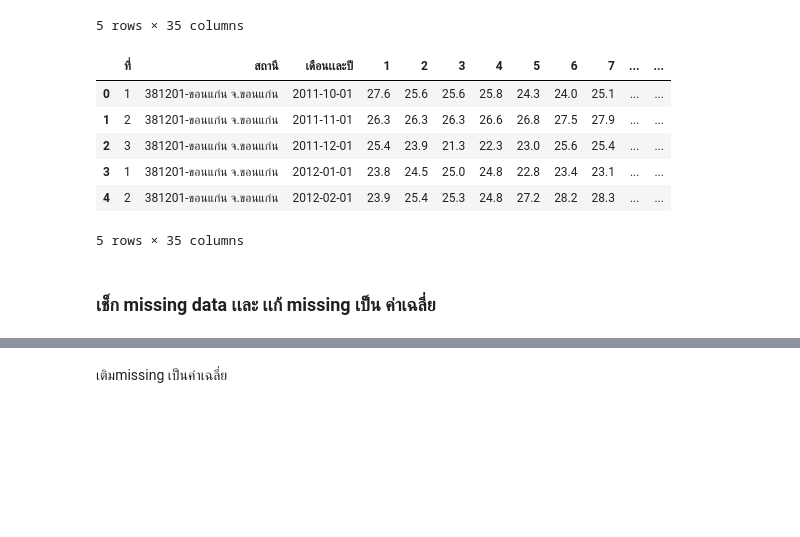
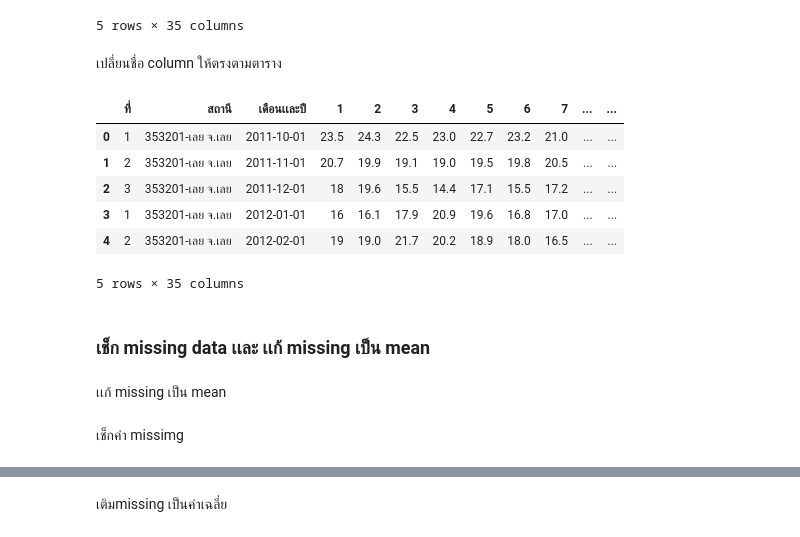
Before and after one commit to Tawanss/BSC_DPDM2023, a Jupyter notebook: midterm_bscdpdm23.ipynb, the cells around one changed output, grey strips where cells are left out. Drawn from its saved outputs; the diff is of its cells as text; code cells hidden in the pictures; blank space fills up the shorter version.

```diff
--- a/midterm_bscdpdm23.ipynb
+++ b/midterm_bscdpdm23.ipynb
@@ -28,3 +26,22 @@ Dry_temp_KhonKaen = pd.read_excel("/content/drive/MyDrive/BSC-dpdm23_flie/ไฟ
+# %%
+#อุณหภูมิตุ้มเเห้ง
+Dry_temp_KhonKaen = pd.read_excel("/content/drive/MyDrive/BSC-dpdm23_flie/ไฟล์กลางภาค/อุณหภูมิตุ้มแห้ง(เซลเซียส)/จ.ขอนแก่น.xlsx",header=4)
+Dry_temp_NakhonPhanom = pd.read_excel("/content/drive/MyDrive/BSC-dpdm23_flie/ไฟล์กลางภาค/อุณหภูมิตุ้มแห้ง(เซลเซียส)/จ.นครพนม.xlsx",header=4)
+Dry_temp_Sakon = pd.read_excel("/content/drive/MyDrive/BSC-dpdm23_flie/ไฟล์กลางภาค/อุณหภูมิตุ้มแห้ง(เซลเซียส)/จ.สกล.xlsx",header=4)
+Dry_temp_NongKhai = pd.read_excel("/content/drive/MyDrive/BSC-dpdm23_flie/ไฟล์กลางภาค/อุณหภูมิตุ้มแห้ง(เซลเซียส)/จ.หนองคาย.xlsx",header=4)
+Dry_temp_loei = pd.read_excel("/content/drive/MyDrive/BSC-dpdm23_flie/ไฟล์กลางภาค/อุณหภูมิตุ้มแห้ง(เซลเซียส)/จ.เลย.xlsx",header=4)
+#อุณหภูมิต่ำสุด
+lower_temp_KhonKaen = pd.read_excel("/content/drive/MyDrive/BSC-dpdm23_flie/ไฟล์กลางภาค/อุณหภูมิต่ำสุด(เซลเซียส)/จ.ขอนแก่น.xlsx",header=4)
+lower_temp_NakhonPhanom = pd.read_excel("/content/drive/MyDrive/BSC-dpdm23_flie/ไฟล์กลางภาค/อุณหภูมิต่ำสุด(เซลเซียส)/จ.นครพนม.xlsx",header=4)
+lower_temp_Sakon = pd.read_excel("/content/drive/MyDrive/BSC-dpdm23_flie/ไฟล์กลางภาค/อุณหภูมิต่ำสุด(เซลเซียส)/จ.สกล.xlsx",header=4)
+lower_temp_NongKhai = pd.read_excel("/content/drive/MyDrive/BSC-dpdm23_flie/ไฟล์กลางภาค/อุณหภูมิต่ำสุด(เซลเซียส)/จ.หนองคาย.xlsx",header=4)
+lower_temp_loei = pd.read_excel("/content/drive/MyDrive/BSC-dpdm23_flie/ไฟล์กลางภาค/อุณหภูมิต่ำสุด(เซลเซียส)/จ.เลย.xlsx",header=4)
+#อุณหภูมิจุดน้ำค้าง
+Dew_temp_KhonKaen = pd.read_excel("/content/drive/MyDrive/BSC-dpdm23_flie/ไฟล์กลางภาค/อุณหภูมิต่ำสุด(เซลเซียส)/จ.ขอนแก่น.xlsx",header=4)
+Dew_temp_NakhonPhanom = pd.read_excel("/content/drive/MyDrive/BSC-dpdm23_flie/ไฟล์กลางภาค/อุณหภูมิต่ำสุด(เซลเซียส)/จ.นครพนม.xlsx",header=4)
+Dew_temp_Sakon = pd.read_excel("/content/drive/MyDrive/BSC-dpdm23_flie/ไฟล์กลางภาค/อุณหภูมิต่ำสุด(เซลเซียส)/จ.สกล.xlsx",header=4)
+Dew_temp_NongKhai = pd.read_excel("/content/drive/MyDrive/BSC-dpdm23_flie/ไฟล์กลางภาค/อุณหภูมิต่ำสุด(เซลเซียส)/จ.หนองคาย.xlsx",header=4)
+Dew_temp_loei = pd.read_excel("/content/drive/MyDrive/BSC-dpdm23_flie/ไฟล์กลางภาค/อุณหภูมิต่ำสุด(เซลเซียส)/จ.เลย.xlsx",header=4)
 # %% [markdown]
 ##เเสดงขั้นตอนการคลีน
 # %% [markdown]
@@ -39,5 +56,7 @@ Dry_temp_KhonKaen.head()
 | 3 | 1 | 381201-ขอนแก่น จ.ขอนแก่น | 2012-01-01 | 23.8 | 24.5 | 25.0 | 24.8 | 22.8 | 23.4 | 23.1 | ... |
 | 4 | 2 | 381201-ขอนแก่น จ.ขอนแก่น | 2012-02-01 | 23.9 | 25.4 | 25.3 | 24.8 | 27.2 | 28.2 | 28.3 | ... |
 5 rows × 35 columns
+# %% [markdown]
+เปลี่ยนชื่อ column ให้ตรงตามตาราง
 # %%
 a={'Unnamed: 0':'ที่','Unnamed: 1':'สถานี','Unnamed: 2':'เดือนเเละปี','Unnamed: 34':'ค่าเฉลี่ย'}
@@ -46,12 +63,31 @@ Dry_temp_KhonKaen=Dry_temp_KhonKaen.rename(columns=a)
+# %%
+#อุณหภูมิตุ้มเเห้ง
+Dry_temp_KhonKaen=Dry_temp_KhonKaen.rename(columns=a)
+Dry_temp_NakhonPhanom = Dry_temp_NakhonPhanom.rename(columns=a)
+Dry_temp_Sakon = Dry_temp_Sakon.rename(columns=a)
+Dry_temp_NongKhai = Dry_temp_NongKhai.rename(columns=a)
+Dry_temp_loei =Dry_temp_loei.rename(columns=a)
+#อุณหภูมิต่ำสุด
+lower_temp_KhonKaen=lower_temp_KhonKaen.rename(columns=a)
+lower_temp_NakhonPhanom = lower_temp_NakhonPhanom.rename(columns=a)
+lower_temp_Sakon = lower_temp_Sakon.rename(columns=a)
+lower_temp_NongKhai = lower_temp_NongKhai.rename(columns=a)
+lower_temp_loei =lower_temp_loei.rename(columns=a)
+#อุณหภูมิจุดน้ำค้าง
+Dew_temp_KhonKaen=Dew_temp_KhonKaen.rename(columns=a)
+Dew_temp_NakhonPhanom = Dew_temp_NakhonPhanom.rename(columns=a)
+Dew_temp_Sakon = Dew_temp_Sakon.rename(columns=a)
+Dew_temp_NongKhai = Dew_temp_NongKhai.rename(columns=a)
+Dew_temp_loei =Dew_temp_loei.rename(columns=a)
 # %%
-Dry_temp_KhonKaen.head()
+Dew_temp_loei.head()
 # %% [output]
 |  | ที่ | สถานี | เดือนเเละปี | 1 | 2 | 3 | 4 | 5 | 6 | 7 | ... | ... |
-| 0 | 1 | 381201-ขอนแก่น จ.ขอนแก่น | 2011-10-01 | 27.6 | 25.6 | 25.6 | 25.8 | 24.3 | 24.0 | 25.1 | ... | ... |
-| 1 | 2 | 381201-ขอนแก่น จ.ขอนแก่น | 2011-11-01 | 26.3 | 26.3 | 26.3 | 26.6 | 26.8 | 27.5 | 27.9 | ... | ... |
-| 2 | 3 | 381201-ขอนแก่น จ.ขอนแก่น | 2011-12-01 | 25.4 | 23.9 | 21.3 | 22.3 | 23.0 | 25.6 | 25.4 | ... | ... |
-| 3 | 1 | 381201-ขอนแก่น จ.ขอนแก่น | 2012-01-01 | 23.8 | 24.5 | 25.0 | 24.8 | 22.8 | 23.4 | 23.1 | ... | ... |
-| 4 | 2 | 381201-ขอนแก่น จ.ขอนแก่น | 2012-02-01 | 23.9 | 25.4 | 25.3 | 24.8 | 27.2 | 28.2 | 28.3 | ... | ... |
+| 0 | 1 | 353201-เลย จ.เลย | 2011-10-01 | 23.5 | 24.3 | 22.5 | 23.0 | 22.7 | 23.2 | 21.0 | ... | ... |
+| 1 | 2 | 353201-เลย จ.เลย | 2011-11-01 | 20.7 | 19.9 | 19.1 | 19.0 | 19.5 | 19.8 | 20.5 | ... | ... |
+| 2 | 3 | 353201-เลย จ.เลย | 2011-12-01 | 18 | 19.6 | 15.5 | 14.4 | 17.1 | 15.5 | 17.2 | ... | ... |
+| 3 | 1 | 353201-เลย จ.เลย | 2012-01-01 | 16 | 16.1 | 17.9 | 20.9 | 19.6 | 16.8 | 17.0 | ... | ... |
+| 4 | 2 | 353201-เลย จ.เลย | 2012-02-01 | 19 | 19.0 | 21.7 | 20.2 | 18.9 | 18.0 | 16.5 | ... | ... |
 5 rows × 35 columns
 # %% [markdown]
-### เช็ก missing data เเละ เเก้ missing เป็น ค่าเฉลี่ย
+### เช็ก missing data เเละ เเก้ missing เป็น mean
@@ -59,0 +94,2 @@ Dry_temp_KhonKaen=Dry_temp_KhonKaen.replace('-',np.NaN)
+# %% [markdown]
+เเก้ missing เป็น mean
@@ -60 +115,3 @@ Dry_temp_KhonKaen=Dry_temp_KhonKaen.replace('-',np.NaN)
+# %% [markdown]
+เช็กค่า missimg
 # %%
```
Also changed, not shown: parts of 22 cells of this notebook.
